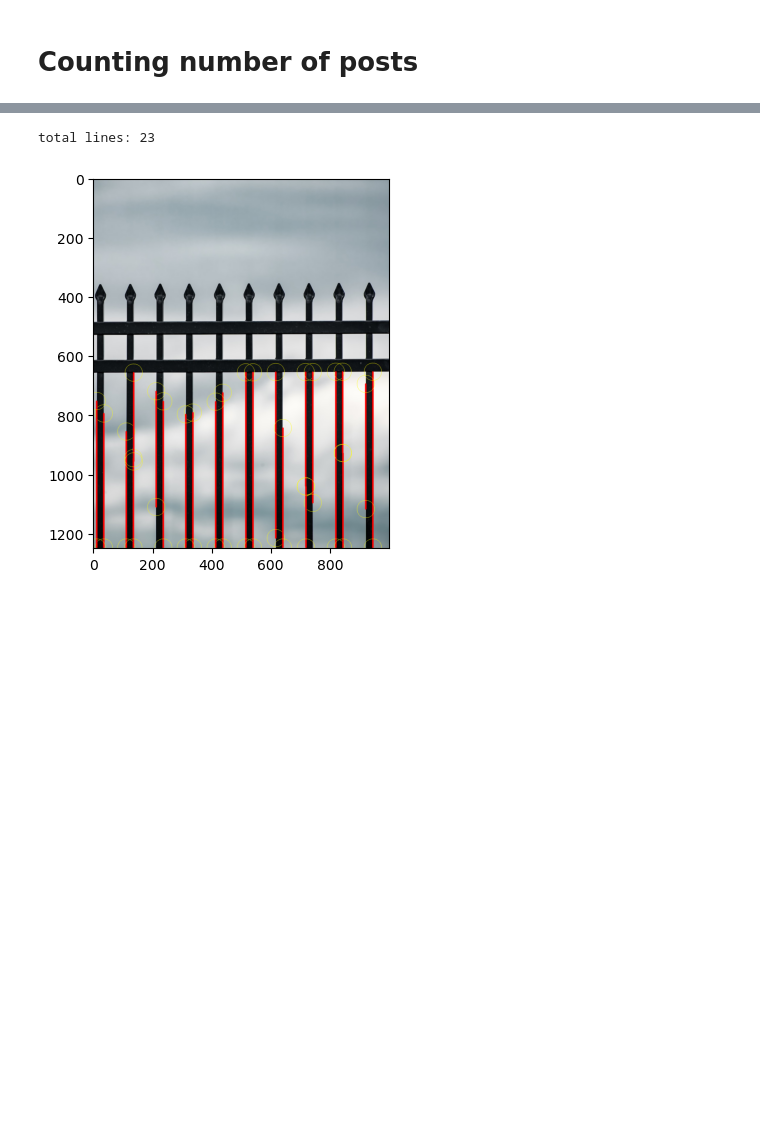
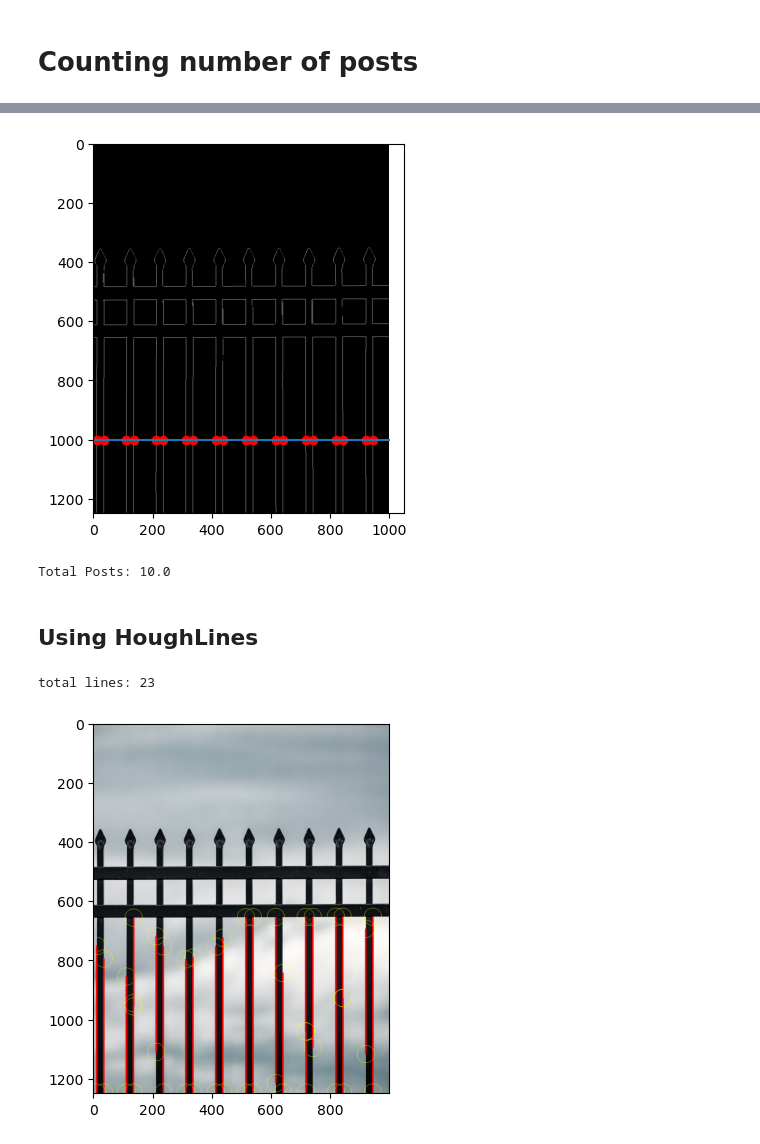
Before and after one commit to abdulahadbutt/CV701-Assignment2, a Jupyter notebook: main.ipynb, the cells around one changed output, grey strips where cells are left out. Saved outputs shown, nothing was run; the diff lists cells and outputs as text; code cells hidden in the pictures; blank space fills up the shorter version.

Commit message:
updated gradent_calc and found one way for post counting

```diff
--- a/main.ipynb
+++ b/main.ipynb
@@ -263,3 +291,28 @@ PSNR between our implementation and OpenCV: 45.78015139031442
+# %%
+def naive_count(edge_img:np.ndarray, y:int):
+    line = edge_img[y, :]
+
+    edge_points = np.where(line != 0)
+    # line = line.reshape(-1, 1)
+    return edge_points[0].tolist()
+
+
+Y_ = 1000
+
+edge_points = naive_count(custom_edges, Y_)
+
+plt.imshow(custom_edges, cmap='gray')
+plt.plot([0, Y_], [custom_edges.shape[1], Y_])
+
+plt.scatter(edge_points, [Y_] * len(edge_points), color='r')
+plt.show()
+
+print(f'Total Posts: {len(edge_points) / 2}')
+# %% [output]
+[figure, added]
+Total Posts: 10.0
+# %% [markdown]
+## Using HoughLines
 # %%
 img = cv2.imread('data/fence.jpg')
 MAX_LINE_GAP = 10
```
Also changed, not shown: parts of 7 cells of this notebook, 4 other files.
